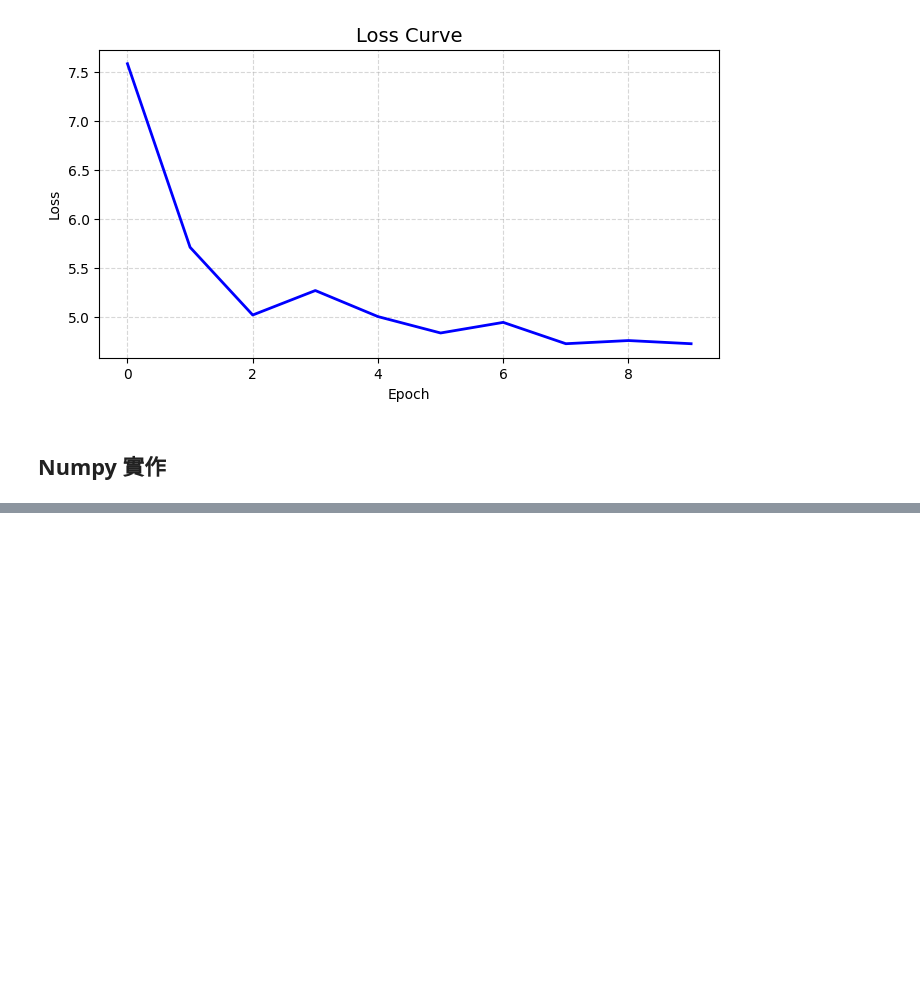
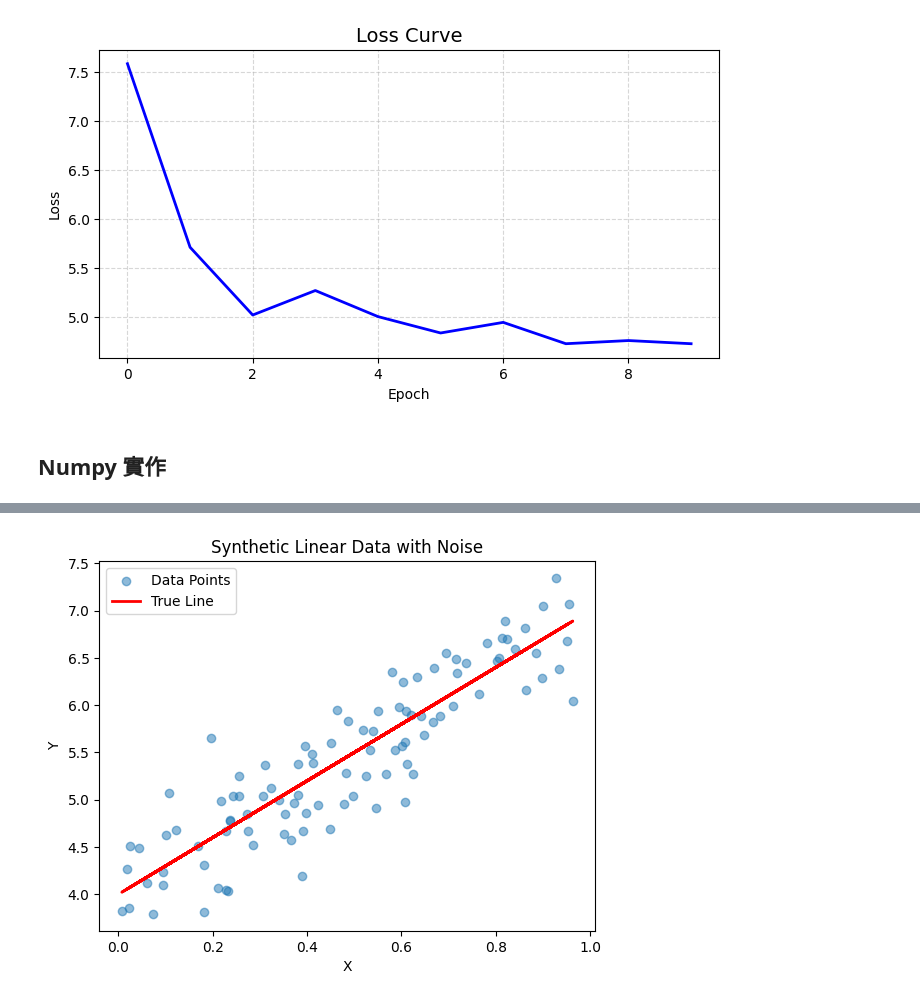
Before and after one commit to Paulyang80/DeepLearningLab, a Jupyter notebook: notebooks/01-linear-regression.ipynb, the cells around one changed output, grey strips where cells are left out. Cells and saved outputs as stored; diff of their text form; code cells hidden in the pictures; blank space fills up the shorter version.

Commit message:
Numpy Linear Regression Finished

```diff
--- a/notebooks/01-linear-regression.ipynb
+++ b/notebooks/01-linear-regression.ipynb
@@ -691,0 +632,5 @@ Gradient b (db): -18.88263866266542
+# %%
+# np.random.rand(100,1)
+X = np.random.rand(100, 1)
+print(X)
+print(np.shape(X))
@@ -691,0 +655,12 @@ Gradient b (db): -18.88263866266542
+# %%
+true_weight = 3
+true_bias = 4
+y_pred = true_weight * X + true_bias
+# print(y_pred)
+# print(np.shape(y_pred))
+# add some noise
+rng = np.random.default_rng(42)
+noise = rng.normal(0, 0.5, size=y_pred.shape)
+Y = y_pred + noise
+print(Y)
+print(np.shape(Y))
@@ -691,0 +685,14 @@ Gradient b (db): -18.88263866266542
+# %%
+fig, ax = plt.subplots()
+# 1. 畫出真實數據 (帶雜訊)
+ax.scatter(X, Y, label='Data Points', alpha=0.5)
+
+# 2. 畫出完美的直線 (Ground Truth)
+ax.plot(X, y_pred, color='red', label='True Line', linewidth=2)
+ax.set_title("Synthetic Linear Data with Noise")
+ax.set_xlabel("X")
+ax.set_ylabel("Y")
+plt.legend()
+plt.show()
+# %% [output]
+[figure, added]
```
Also changed, not shown: parts of 11 cells of this notebook.
